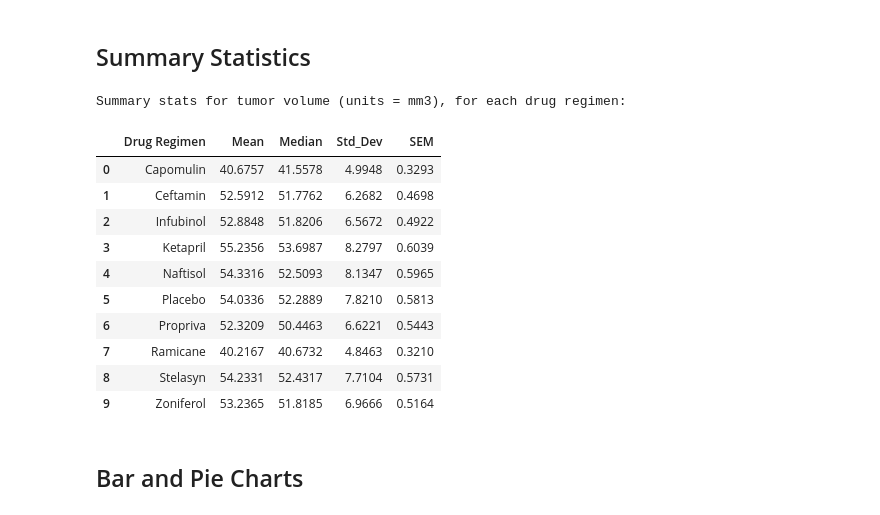
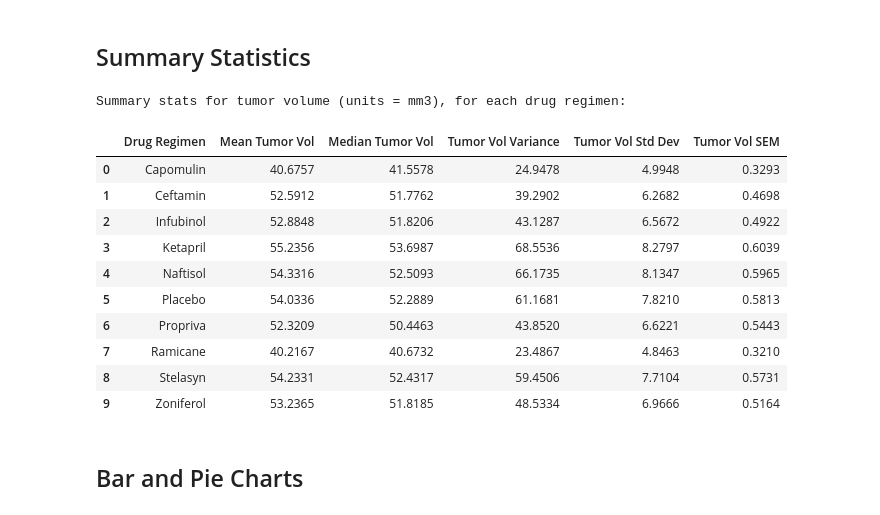
Before and after one commit to dcurrigan/matplotlib-challenge, a Jupyter notebook: pymaceuticals_starter.ipynb, the cells around one changed output. Saved outputs shown, nothing was run; the diff lists cells and outputs as text; code cells hidden in the pictures.

```diff
--- a/pymaceuticals_starter.ipynb
+++ b/pymaceuticals_starter.ipynb
@@ -100,25 +106,28 @@ Number of unique mice in the clean DataFrame is: 248
 # %%
 # Generate a summary statistics table of mean, median, variance, standard deviation, and SEM of the tumor volume for each regimen
 summary_stats = df.groupby('Drug Regimen').agg(Mean=('Tumor Volume (mm3)', 'mean'), Median=('Tumor Volume (mm3)', 'median'),
-                                               Std_Dev=('Tumor Volume (mm3)', 'std'), SEM=('Tumor Volume (mm3)', 'sem'))
+                                               Var=('Tumor Volume (mm3)', 'var'), Std_Dev=('Tumor Volume (mm3)', 'std'),
+                                               SEM=('Tumor Volume (mm3)', 'sem'))
 
 # Format and display
 summary_stats.iloc[:,0:] = round(summary_stats.iloc[:,0:],4)
 print("")
 print("Summary stats for tumor volume (units = mm3), for each drug regimen:")
+summary_stats.rename(columns={"Mean":"Mean Tumor Vol", "Median":"Median Tumor Vol", "Var":"Tumor Vol Variance",
+                              "Std_Dev":"Tumor Vol Std Dev", "SEM":"Tumor Vol SEM"}, inplace=True)
 summary_stats.reset_index()
 # %% [output]
 Summary stats for tumor volume (units = mm3), for each drug regimen:
-|  | Drug Regimen | Mean | Median | Std_Dev | SEM |
-| 0 | Capomulin | 40.6757 | 41.5578 | 4.9948 | 0.3293 |
-| 1 | Ceftamin | 52.5912 | 51.7762 | 6.2682 | 0.4698 |
-| 2 | Infubinol | 52.8848 | 51.8206 | 6.5672 | 0.4922 |
-| 3 | Ketapril | 55.2356 | 53.6987 | 8.2797 | 0.6039 |
-| 4 | Naftisol | 54.3316 | 52.5093 | 8.1347 | 0.5965 |
-| 5 | Placebo | 54.0336 | 52.2889 | 7.8210 | 0.5813 |
-| 6 | Propriva | 52.3209 | 50.4463 | 6.6221 | 0.5443 |
-| 7 | Ramicane | 40.2167 | 40.6732 | 4.8463 | 0.3210 |
-| 8 | Stelasyn | 54.2331 | 52.4317 | 7.7104 | 0.5731 |
-| 9 | Zoniferol | 53.2365 | 51.8185 | 6.9666 | 0.5164 |
+|  | Drug Regimen | Mean Tumor Vol | Median Tumor Vol | Tumor Vol Variance | Tumor Vol Std Dev | Tumor Vol SEM |
+| 0 | Capomulin | 40.6757 | 41.5578 | 24.9478 | 4.9948 | 0.3293 |
+| 1 | Ceftamin | 52.5912 | 51.7762 | 39.2902 | 6.2682 | 0.4698 |
+| 2 | Infubinol | 52.8848 | 51.8206 | 43.1287 | 6.5672 | 0.4922 |
+| 3 | Ketapril | 55.2356 | 53.6987 | 68.5536 | 8.2797 | 0.6039 |
+| 4 | Naftisol | 54.3316 | 52.5093 | 66.1735 | 8.1347 | 0.5965 |
+| 5 | Placebo | 54.0336 | 52.2889 | 61.1681 | 7.8210 | 0.5813 |
+| 6 | Propriva | 52.3209 | 50.4463 | 43.8520 | 6.6221 | 0.5443 |
+| 7 | Ramicane | 40.2167 | 40.6732 | 23.4867 | 4.8463 | 0.3210 |
+| 8 | Stelasyn | 54.2331 | 52.4317 | 59.4506 | 7.7104 | 0.5731 |
+| 9 | Zoniferol | 53.2365 | 51.8185 | 48.5334 | 6.9666 | 0.5164 |
 # %% [markdown]
 ## Bar and Pie Charts
```
Also changed, not shown: parts of 10 cells of this notebook, 1 other file.
